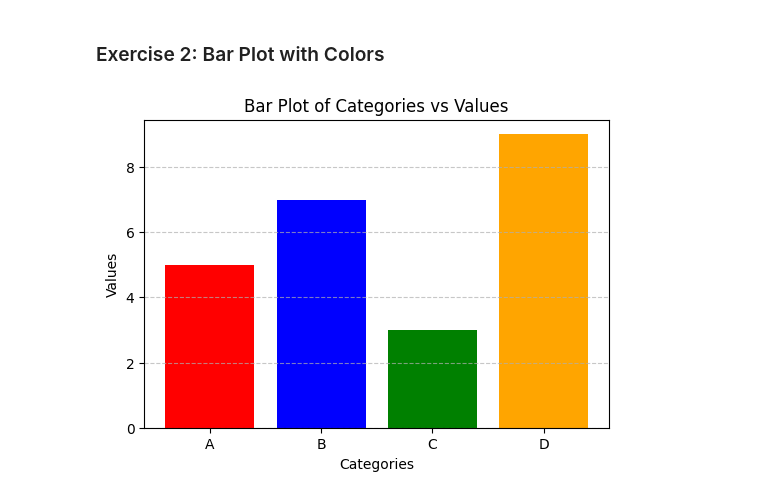
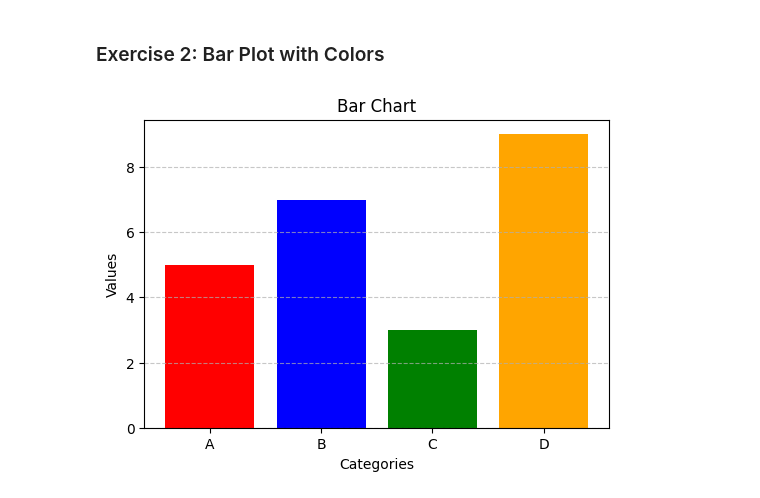
Before and after one commit to ganeshmalasani/python-jupyter-template, a Jupyter notebook: src/2-bar-plot.ipynb, the cells around one changed output. Saved outputs shown, nothing was run; the diff lists cells and outputs as text; code cells hidden in the pictures.

```diff
--- a/src/2-bar-plot.ipynb
+++ b/src/2-bar-plot.ipynb
@@ -3,24 +3,35 @@
 # %%
 # TASK: Create a bar plot with the following data: categories = ['A', 'B', 'C', 'D'] and values = [5, 7, 3, 9].
 # Use different colors for each bar and add a title to the plot.
 import matplotlib.pyplot as plt
 
-# Define categories and values
-categories = ['A', 'B', 'C', 'D']
-values = [5, 7, 3, 9]
-colors = ['red', 'blue', 'green', 'orange']  # Different colors for each bar
+try:
+    # Define data
+    categories = ['A', 'B', 'C', 'D']
+    values = [5, 7, 3, 9]
+    colors = ['red', 'blue', 'green', 'orange']
 
-# Create the bar plot
-plt.figure(figsize=(6, 4))
-plt.bar(categories, values, color=colors)
+    # Validate input lengths
+    if len(categories) != len(values) or len(values) != len(colors):
+        raise ValueError("Error: Mismatched lengths of categories, values, and colors.")
 
-# Customizations
-plt.title('Bar Plot of Categories vs Values')
-plt.xlabel('Categories')
-plt.ylabel('Values')
-plt.grid(axis='y', linestyle='--', alpha=0.7)
+    # Create bar chart
+    plt.figure(figsize=(6, 4))
+    plt.bar(categories, values, color=colors)
 
-# Show the plot
-plt.show()
+    # Customizations
+    plt.title('Bar Chart')
+    plt.xlabel('Categories')
+    plt.ylabel('Values')
+    plt.grid(axis='y', linestyle='--', alpha=0.7)
+
+    # Show the plot
+    plt.show()
+except ImportError as e:
+    print(f"Error: Missing library - {e}")
+except ValueError as e:
+    print(e)
+except Exception as e:
+    print(f"Runtime error occurred: {e}")
 # %% [output]
-[figure, old version]
+[figure, new version]
```
Also changed, not shown: 5 other files.
